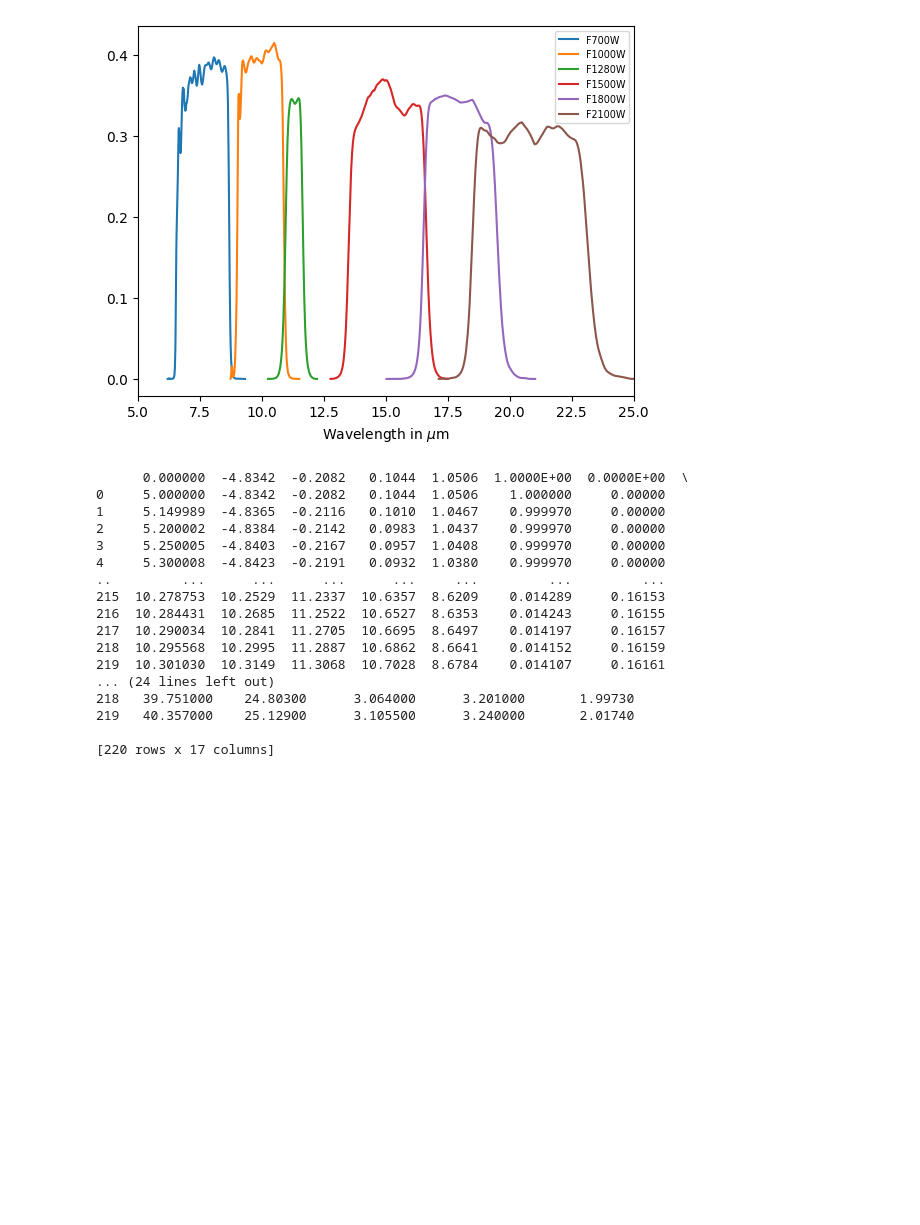
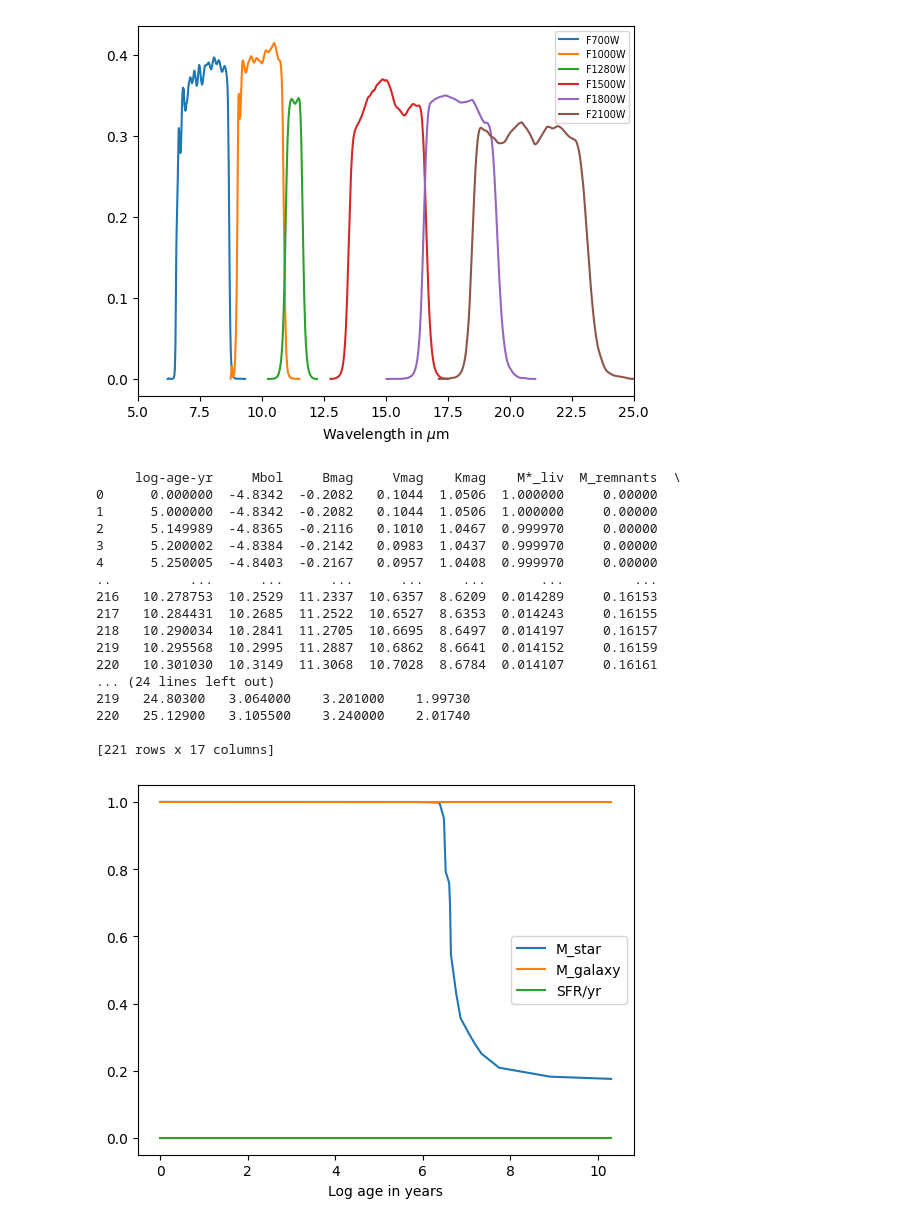
Before and after one commit to clilje/summer_2023, a Jupyter notebook: Week 1/filter-check.ipynb, the cells around one changed output. Drawn from its saved outputs; the diff is of its cells as text; code cells hidden in the pictures; blank space fills up the shorter version.

```diff
--- a/Week 1/filter-check.ipynb
+++ b/Week 1/filter-check.ipynb
@@ -63,25 +63,36 @@ plt.savefig('Figures/filter_JWST2')
 plt.show()
 # %% [output]
 [figure]
-# %%
-df = pd.read_csv('SFR-trials/sfr0.txt', delimiter= '\s+', skiprows=30,)
-print(df)
-#plt.plot(df['Wavelength'].to_numpy()*0.0001, df['filter'].to_numpy(), label='F1500W')
-# %% [output]
-      0.000000  -4.8342  -0.2082   0.1044  1.0506  1.0000E+00  0.0000E+00  \
-0     5.000000  -4.8342  -0.2082   0.1044  1.0506    1.000000     0.00000
-1     5.149989  -4.8365  -0.2116   0.1010  1.0467    0.999970     0.00000
-2     5.200002  -4.8384  -0.2142   0.0983  1.0437    0.999970     0.00000
-3     5.250005  -4.8403  -0.2167   0.0957  1.0408    0.999970     0.00000
-4     5.300008  -4.8423  -0.2191   0.0932  1.0380    0.999970     0.00000
-..         ...      ...      ...      ...     ...         ...         ...
-215  10.278753  10.2529  11.2337  10.6357  8.6209    0.014289     0.16153
-216  10.284431  10.2685  11.2522  10.6527  8.6353    0.014243     0.16155
-217  10.290034  10.2841  11.2705  10.6695  8.6497    0.014197     0.16157
-218  10.295568  10.2995  11.2887  10.6862  8.6641    0.014152     0.16159
-219  10.301030  10.3149  11.3068  10.7028  8.6784    0.014107     0.16161
-... (24 lines left out)
-218   39.751000    24.80300      3.064000      3.201000       1.99730
-219   40.357000    25.12900      3.105500      3.240000       2.01740
-
-[220 rows x 17 columns]
+# %%
+df = pd.read_csv('SFR-trials/sfrSSP.txt', delimiter= '\s+', skiprows=30,names=['log-age-yr','Mbol','Bmag',
+                                                                             'Vmag','Kmag','M*_liv','M_remnants',
+                                                                             'M_ret_gas','M_galaxy','SFR/yr',
+                                                                             'M*_liv+M_rem','M*_tot/Lb','M*_tot/Lv',
+                                                                             'M*_tot/Lk','M*_liv/Lb','M*_liv/Lv<','M*_liv/Lk'])
+print(df)
+plt.plot(df['log-age-yr'].to_numpy(), df['M*_liv+M_rem'].to_numpy(), label='M_star')
+plt.plot(df['log-age-yr'].to_numpy(), df['M_galaxy'].to_numpy(), label='M_galaxy')
+plt.plot(df['log-age-yr'].to_numpy(), df['SFR/yr'].to_numpy(), label='SFR/yr')
+plt.legend()
+plt.xlabel('Log age in years')
+plt.savefig('SSPSFR0')
+plt.show()
+# %% [output]
+     log-age-yr     Mbol     Bmag     Vmag    Kmag    M*_liv  M_remnants  \
+0      0.000000  -4.8342  -0.2082   0.1044  1.0506  1.000000     0.00000
+1      5.000000  -4.8342  -0.2082   0.1044  1.0506  1.000000     0.00000
+2      5.149989  -4.8365  -0.2116   0.1010  1.0467  0.999970     0.00000
+3      5.200002  -4.8384  -0.2142   0.0983  1.0437  0.999970     0.00000
+4      5.250005  -4.8403  -0.2167   0.0957  1.0408  0.999970     0.00000
+..          ...      ...      ...      ...     ...       ...         ...
+216   10.278753  10.2529  11.2337  10.6357  8.6209  0.014289     0.16153
+217   10.284431  10.2685  11.2522  10.6527  8.6353  0.014243     0.16155
+218   10.290034  10.2841  11.2705  10.6695  8.6497  0.014197     0.16157
+219   10.295568  10.2995  11.2887  10.6862  8.6641  0.014152     0.16159
+220   10.301030  10.3149  11.3068  10.7028  8.6784  0.014107     0.16161
+... (24 lines left out)
+219   24.80300   3.064000    3.201000    1.99730
+220   25.12900   3.105500    3.240000    2.01740
+
+[221 rows x 17 columns]
+[figure, added]
```
Also changed, not shown: parts of 3 cells of this notebook, 8 other files.
